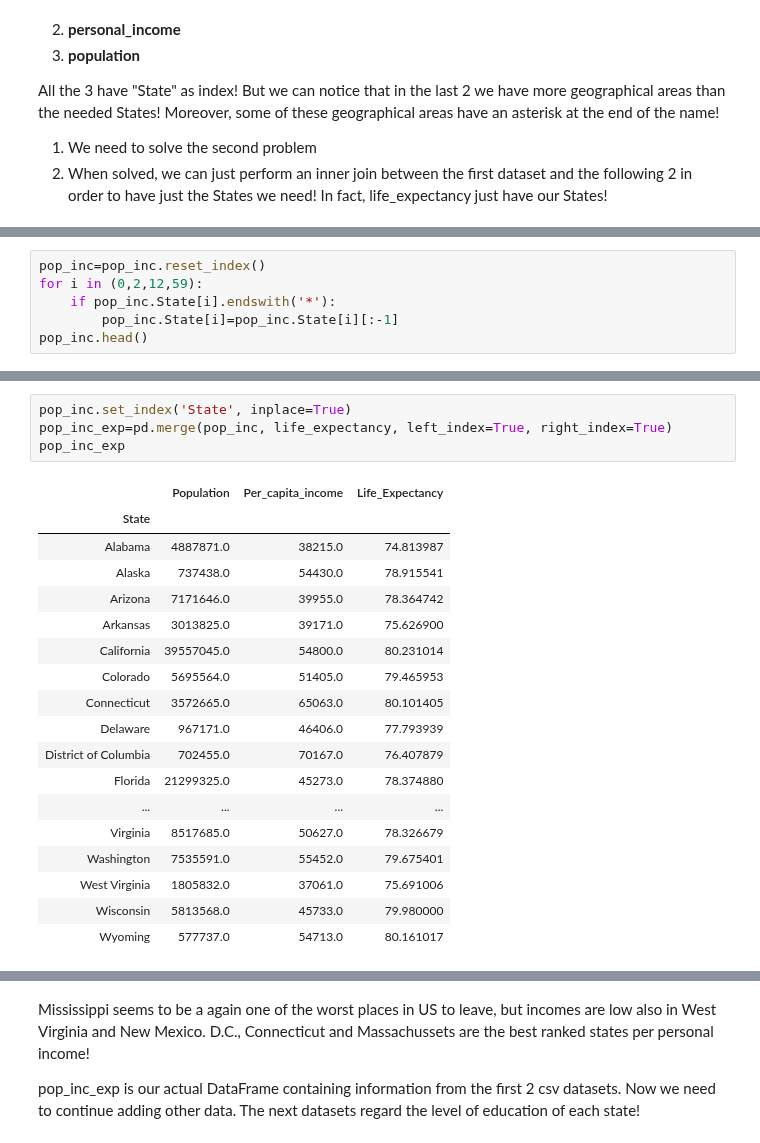
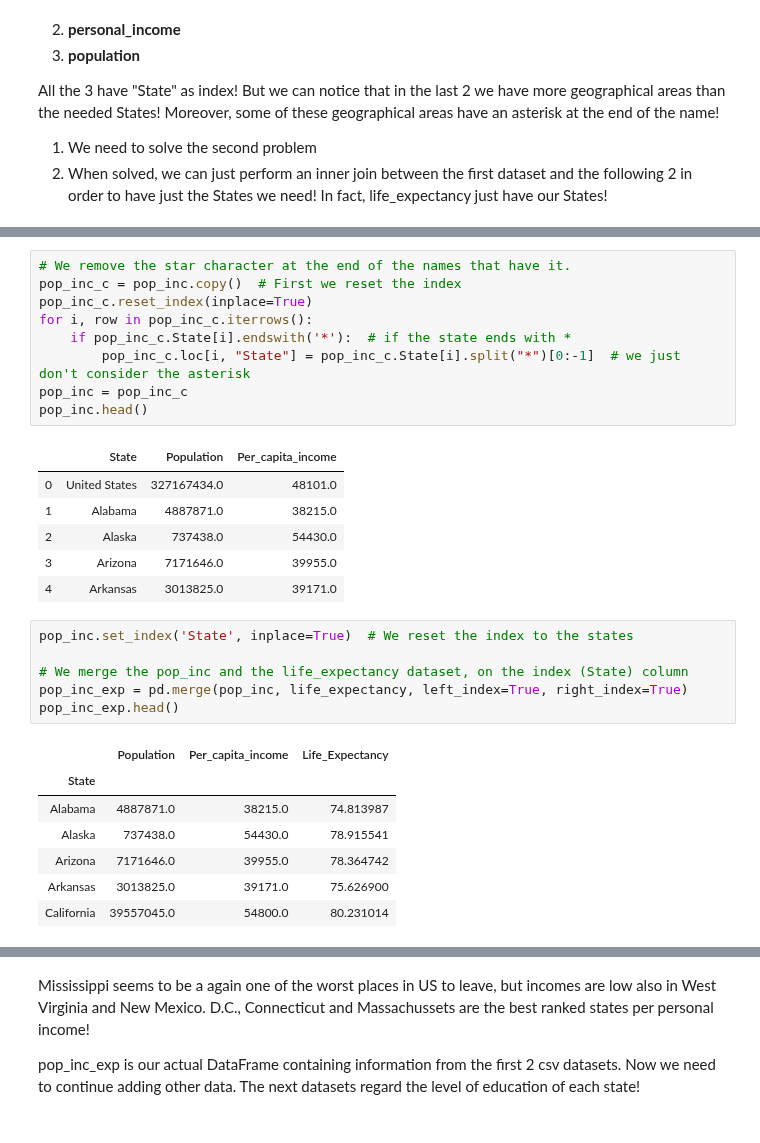
Before and after one commit to steber97/RecursionFairies_AdaProject, a Jupyter notebook: csv_datasets.ipynb, the cells around one changed output, grey strips where cells are left out. Drawn from its saved outputs; the diff is of its cells as text.

```diff
--- a/csv_datasets.ipynb
+++ b/csv_datasets.ipynb
@@ -324,9 +282,3 @@ pop_inc.head()
 | Alaska* | 737438.0 | 54430.0 |
 | Arizona | 7171646.0 | 39955.0 |
 | Arkansas | 3013825.0 | 39171.0 |
-# %%
-pop_inc=pop_inc.reset_index()
-for i in (0,2,12,59):
-    if pop_inc.State[i].endswith('*'):
-        pop_inc.State[i]=pop_inc.State[i][:-1]
-pop_inc.head()
@@ -344,24 +285,31 @@ See the caveats in the documentation: http://pandas.pydata.org/pandas-docs/stabl
+# %%
+# We remove the star character at the end of the names that have it.
+pop_inc_c = pop_inc.copy()  # First we reset the index
+pop_inc_c.reset_index(inplace=True)
+for i, row in pop_inc_c.iterrows():
+    if pop_inc_c.State[i].endswith('*'):  # if the state ends with *
+        pop_inc_c.loc[i, "State"] = pop_inc_c.State[i].split("*")[0:-1]  # we just don't consider the asterisk
+pop_inc = pop_inc_c
+pop_inc.head()
+# %% [output]
+|  | State | Population | Per_capita_income |
+| 0 | United States | 327167434.0 | 48101.0 |
+| 1 | Alabama | 4887871.0 | 38215.0 |
+| 2 | Alaska | 737438.0 | 54430.0 |
+| 3 | Arizona | 7171646.0 | 39955.0 |
+| 4 | Arkansas | 3013825.0 | 39171.0 |
 # %%
-pop_inc.set_index('State', inplace=True)
-pop_inc_exp=pd.merge(pop_inc, life_expectancy, left_index=True, right_index=True)
-pop_inc_exp
+pop_inc.set_index('State', inplace=True)  # We reset the index to the states
+
+# We merge the pop_inc and the life_expectancy dataset, on the index (State) column
+pop_inc_exp = pd.merge(pop_inc, life_expectancy, left_index=True, right_index=True)
+pop_inc_exp.head()
 # %% [output]
 |  | Population | Per_capita_income | Life_Expectancy |
 | State |  |  |  |
 | Alabama | 4887871.0 | 38215.0 | 74.813987 |
 | Alaska | 737438.0 | 54430.0 | 78.915541 |
 | Arizona | 7171646.0 | 39955.0 | 78.364742 |
 | Arkansas | 3013825.0 | 39171.0 | 75.626900 |
 | California | 39557045.0 | 54800.0 | 80.231014 |
-| Colorado | 5695564.0 | 51405.0 | 79.465953 |
-| Connecticut | 3572665.0 | 65063.0 | 80.101405 |
-| Delaware | 967171.0 | 46406.0 | 77.793939 |
-| District of Columbia | 702455.0 | 70167.0 | 76.407879 |
-| Florida | 21299325.0 | 45273.0 | 78.374880 |
-| ... | ... | ... | ... |
-| Virginia | 8517685.0 | 50627.0 | 78.326679 |
-| Washington | 7535591.0 | 55452.0 | 79.675401 |
-| West Virginia | 1805832.0 | 37061.0 | 75.691006 |
-| Wisconsin | 5813568.0 | 45733.0 | 79.980000 |
-| Wyoming | 577737.0 | 54713.0 | 80.161017 |
 # %%
```
Also changed, not shown: parts of 52 cells of this notebook.
